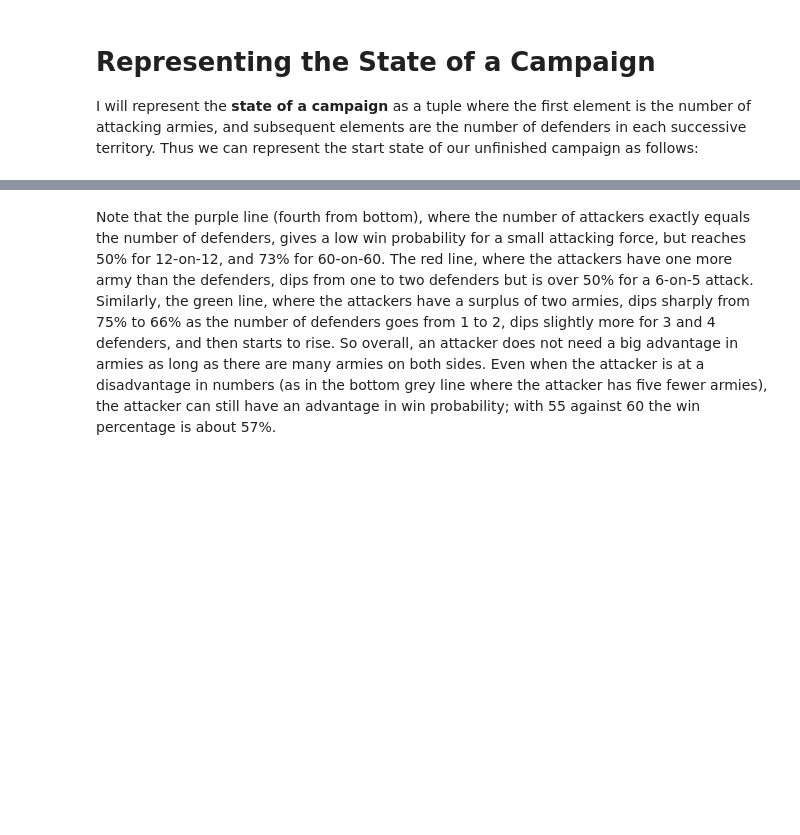
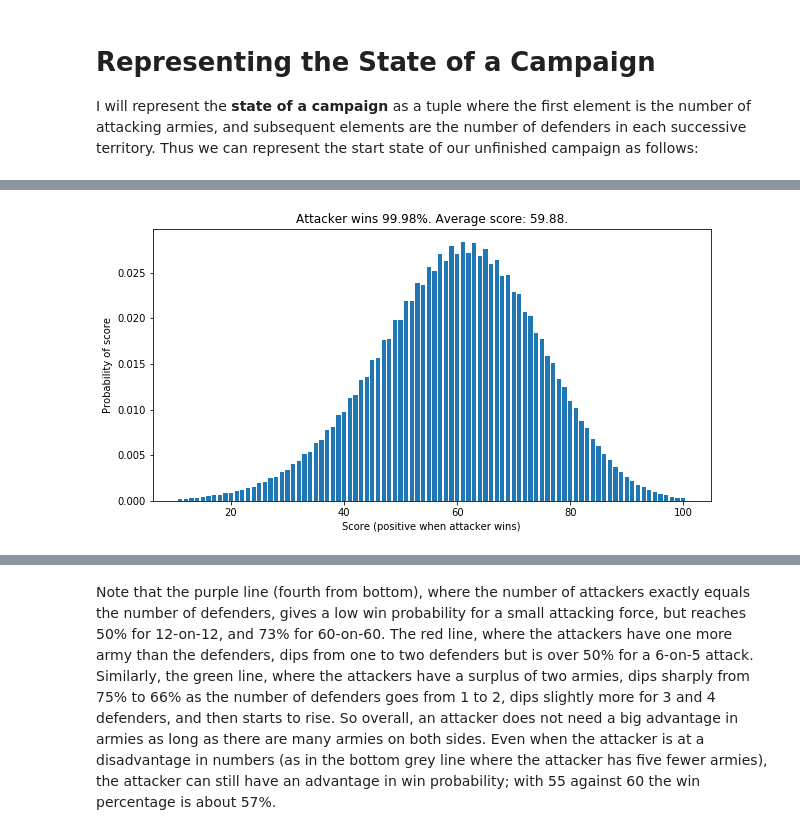
Before and after one commit to norvig/pytudes, a Jupyter notebook: ipynb/risk.ipynb, the cells around one changed output, grey strips where cells are left out. Saved outputs shown, nothing was run; the diff lists cells and outputs as text; code cells hidden in the pictures; blank space fills up the shorter version.

```diff
--- a/ipynb/risk.ipynb
+++ b/ipynb/risk.ipynb
@@ -246,0 +341,4 @@ def chart(defenders=range(1, 61), deltas=(10, 5, 2, 1, 0, -1, -2, -5)):
+# %%
+show(campaign_probdist((146, 100)))
+# %% [output]
+[figure, added]
```
Also changed, not shown: parts of 76 cells of this notebook.
